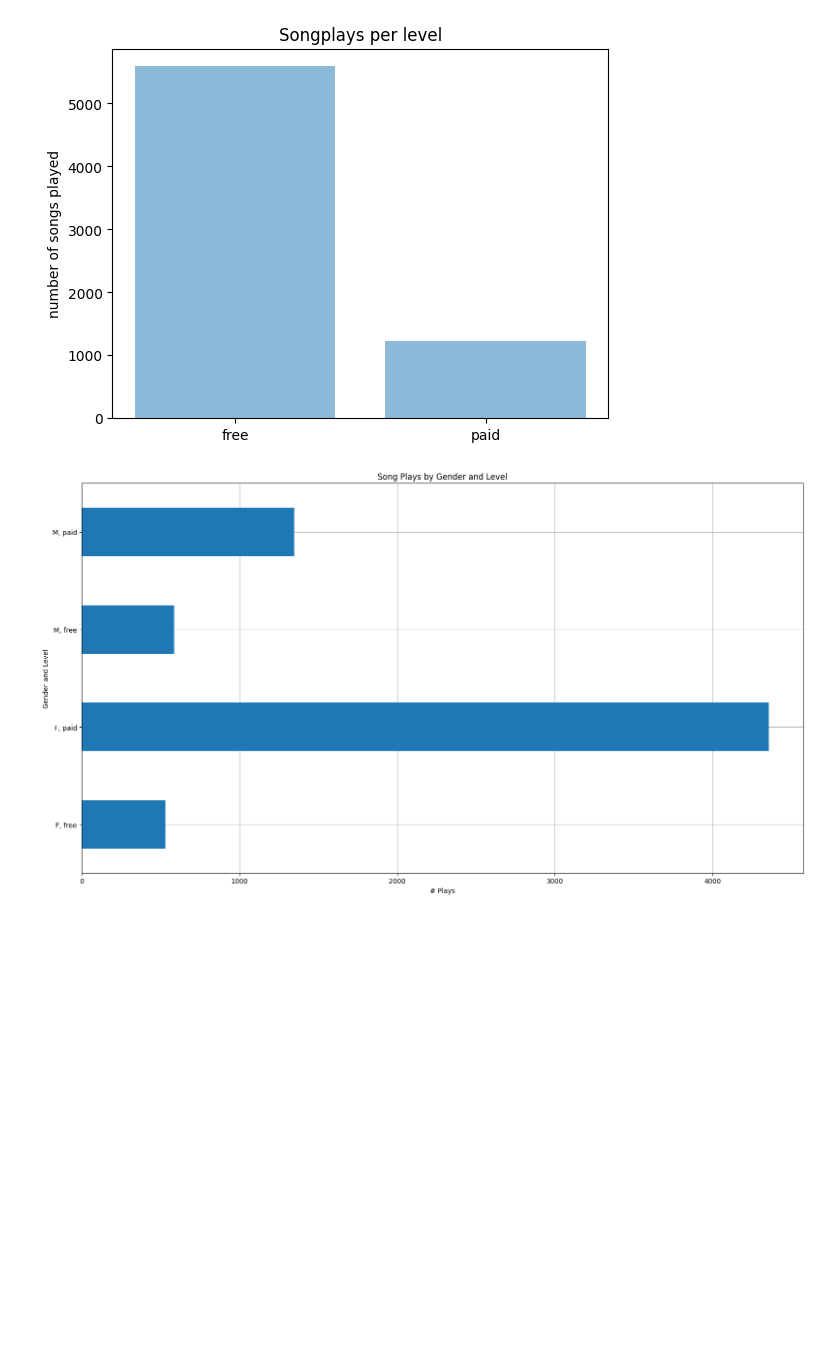
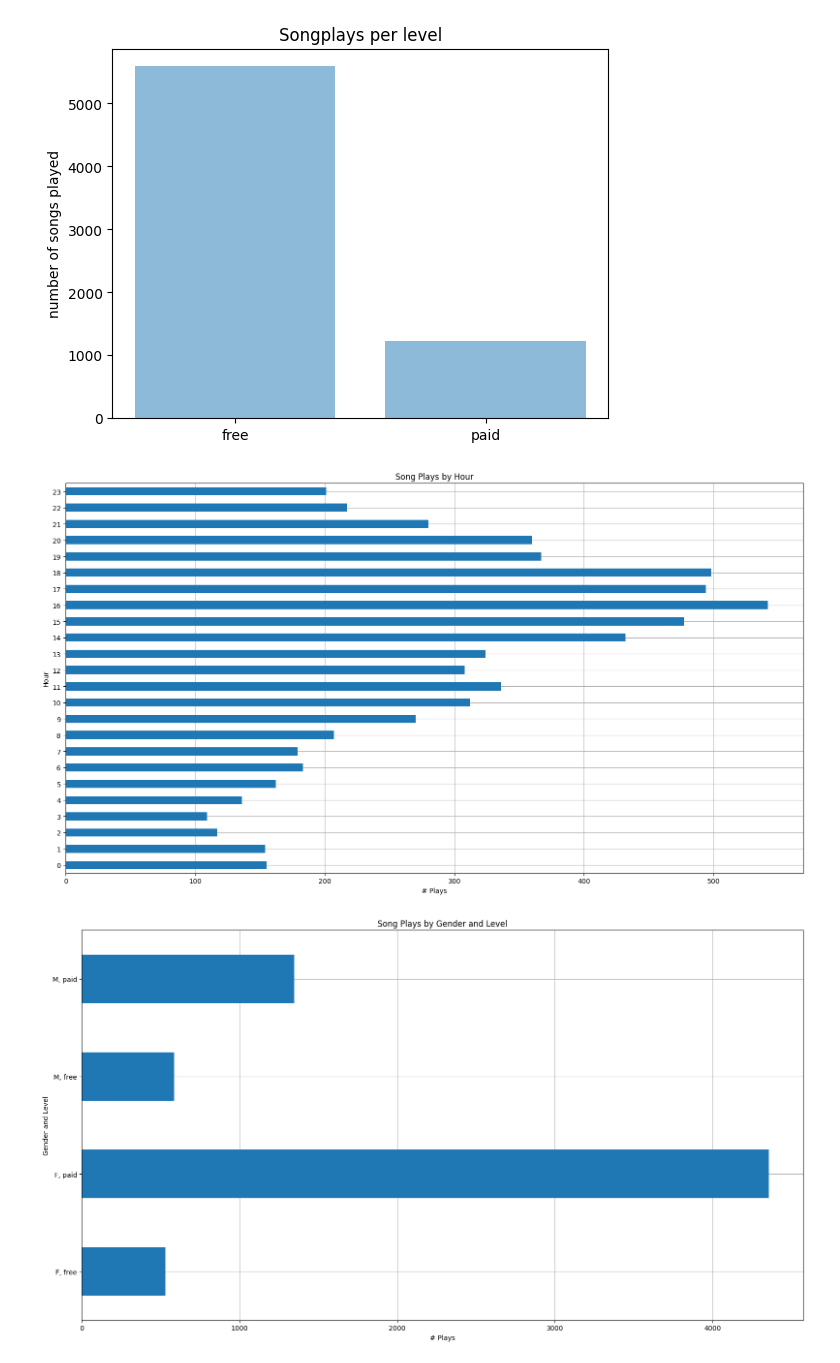
Before and after one commit to ellizzabbetth/udacity_data_warehouse, a Jupyter notebook: song_plots.ipynb, the cells around one changed output. Saved outputs shown, nothing was run; the diff lists cells and outputs as text; code cells hidden in the pictures; blank space fills up the shorter version.

```diff
--- a/song_plots.ipynb
+++ b/song_plots.ipynb
@@ -50,2 +59,16 @@ plt.show()
+# %%
+fig = plt.figure(figsize=(16, 9))
+ax = fig.gca()
+
+pd.read_sql(query, conn).plot(kind="barh", x="hour", legend=None, ax=ax, zorder=2)
+ax.grid(True, zorder=0)
+ax.set_xlabel("# Plays")
+ax.set_ylabel("Hour")
+ax.set_title("Song Plays by Hour")
+
+plt.tight_layout()
+plt.savefig("./plots/songplays_by_hour.png", dpi=120)
+# %% [output]
+[figure, added]
 # %%
 query = """
```
Also changed, not shown: parts of 15 cells of this notebook, 10 other files.
